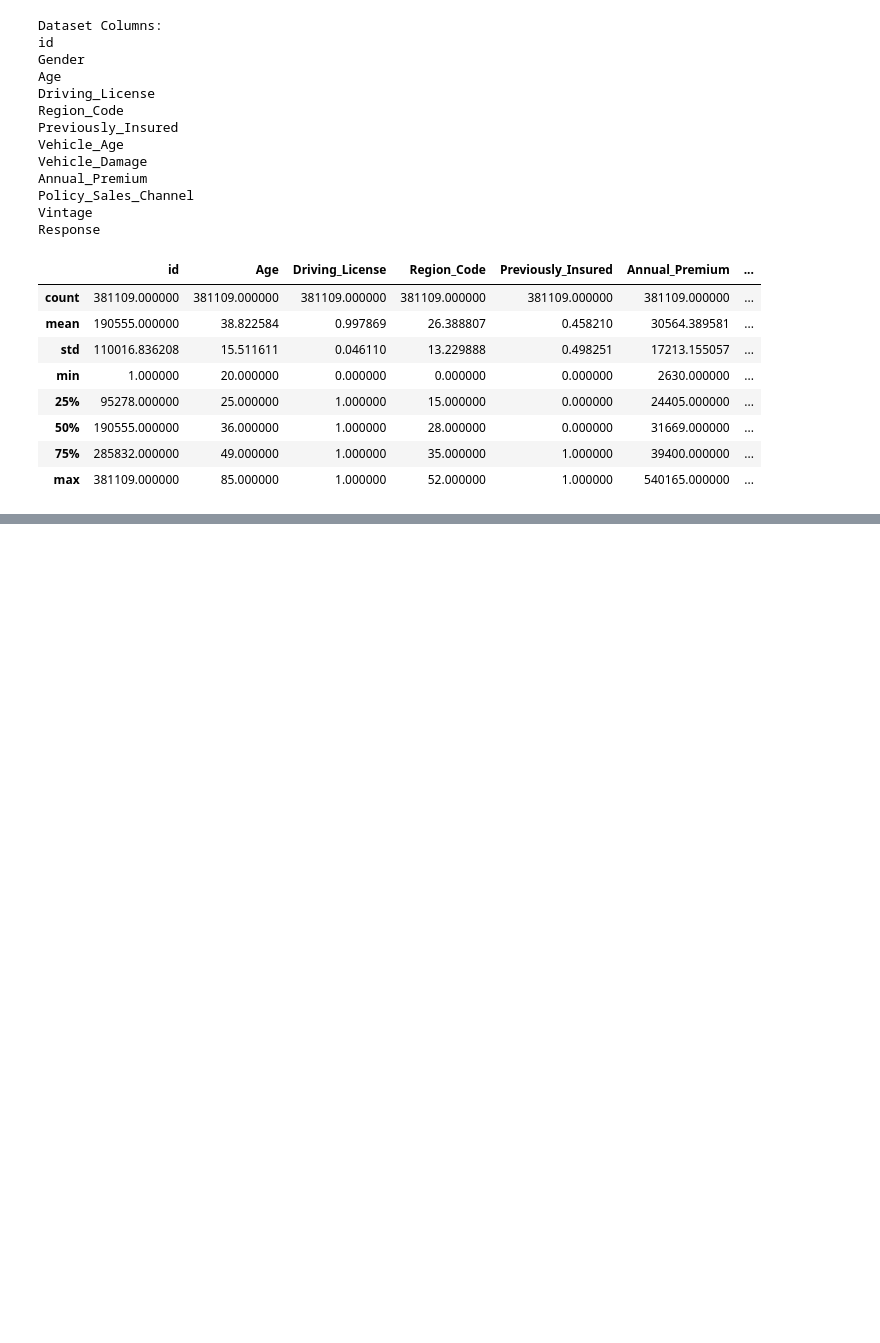
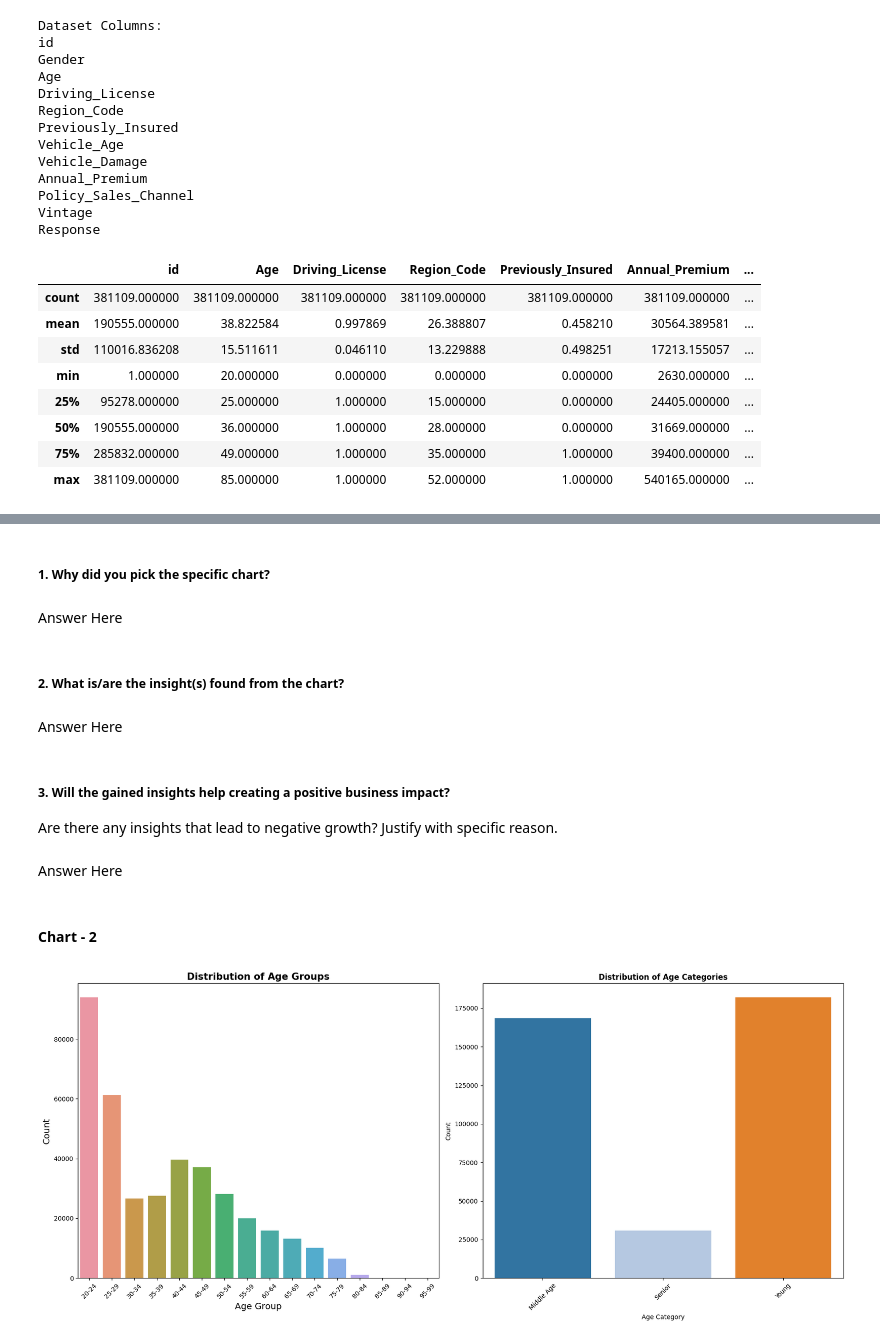
Before and after one commit to anirudhawagh/HEALTH-INSURANCE-CROSS-SELL-PREDICTION-by-Aniruddha-wagh, a Jupyter notebook: project2.ipynb, the cells around one changed output, grey strips where cells are left out. Saved outputs shown, nothing was run; the diff lists cells and outputs as text; code cells hidden in the pictures; blank space fills up the shorter version.

```diff
--- a/project2.ipynb
+++ b/project2.ipynb
@@ -252,0 +337,19 @@ data_df.describe()
+# %%
+import pandas as pd
+
+# Assume your DataFrame is named data_df
+
+# Define the age categories
+def categorize_age(age):
+    if age < 35:
+        return 'Young'
+    elif age >= 35 and age <= 64:
+        return 'Middle Age'
+    else:
+        return 'Senior'
+
+# Create the new column 'Age_Category'
+data_df['Age_Category'] = data_df['Age'].apply(categorize_age)
+
+# Display the updated DataFrame
+print(data_df)
@@ -252,0 +471,55 @@ data_df.describe()
+# %% [markdown]
+##### 1. Why did you pick the specific chart?
+# %% [markdown]
+  Answer Here
+# %% [markdown]
+##### 2. What is/are the insight(s) found from the chart?
+# %% [markdown]
+Answer Here
+# %% [markdown]
+##### 3. Will the gained insights help creating a positive business impact?
+Are there any insights that lead to negative growth? Justify with specific reason.
+# %% [markdown]
+Answer Here
+# %% [markdown]
+#### Chart - 2
+# %%
+import pandas as pd
+import matplotlib.pyplot as plt
+import seaborn as sns
+
+# Assuming you have loaded the data into data_df
+
+# Create custom age bins
+age_bins = [20, 25, 30, 35, 40, 45, 50, 55, 60, 65, 70, 75, 80, 85, 90, 95, 100]
+
+age_bins = [20, 25, 30, 35, 40, 45, 50, 55, 60, 65, 70, 75, 80, 85, 90, 95, 100]
+age_labels = [f'{age}-{age+4}' for age in age_bins[:-1]]
+data_df['Age_Group'] = pd.cut(data_df['Age'], bins=age_bins, right=False, labels=age_labels)
+
+# Create a figure with two subplots
+plt.figure(figsize=(18, 8))
+
+# Subplot 1: Distribution of Age Groups
+plt.subplot(1, 2, 1)
+sns.countplot(x='Age_Group', data=data_df)
+plt.xlabel('Age Group', fontsize=14)
+plt.ylabel('Count', fontsize=14)
+plt.title('Distribution of Age Groups', fontsize=15, fontweight='bold')
+plt.xticks(rotation=45)
+
+# Subplot 2: Distribution of Age Categories
+plt.subplot(1, 2, 2)
+sns.countplot(x='Age_Category', data=data_df, palette='tab20')
+plt.xlabel('Age Category', fontsize=10)
+plt.ylabel('Count', fontsize=10)
+plt.title('Distribution of Age Categories', fontsize=12, fontweight='bold')
+plt.xticks(rotation=45)
+
+# Adjust the layout of the subplots
+plt.tight_layout()
+
+# Show the plots
+plt.show()
+# %% [output]
+[figure, added]
```
Also changed, not shown: parts of 33 cells of this notebook.
